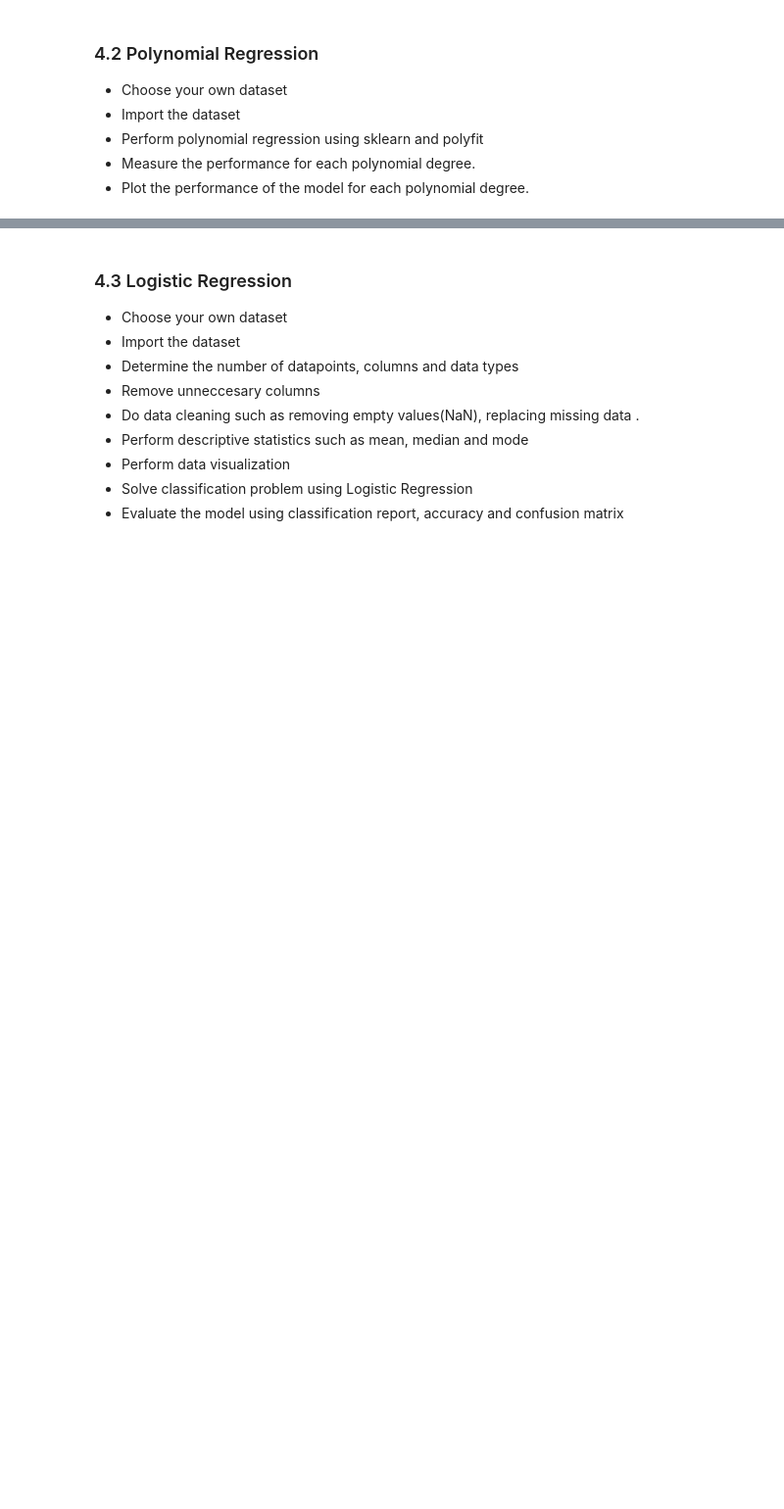
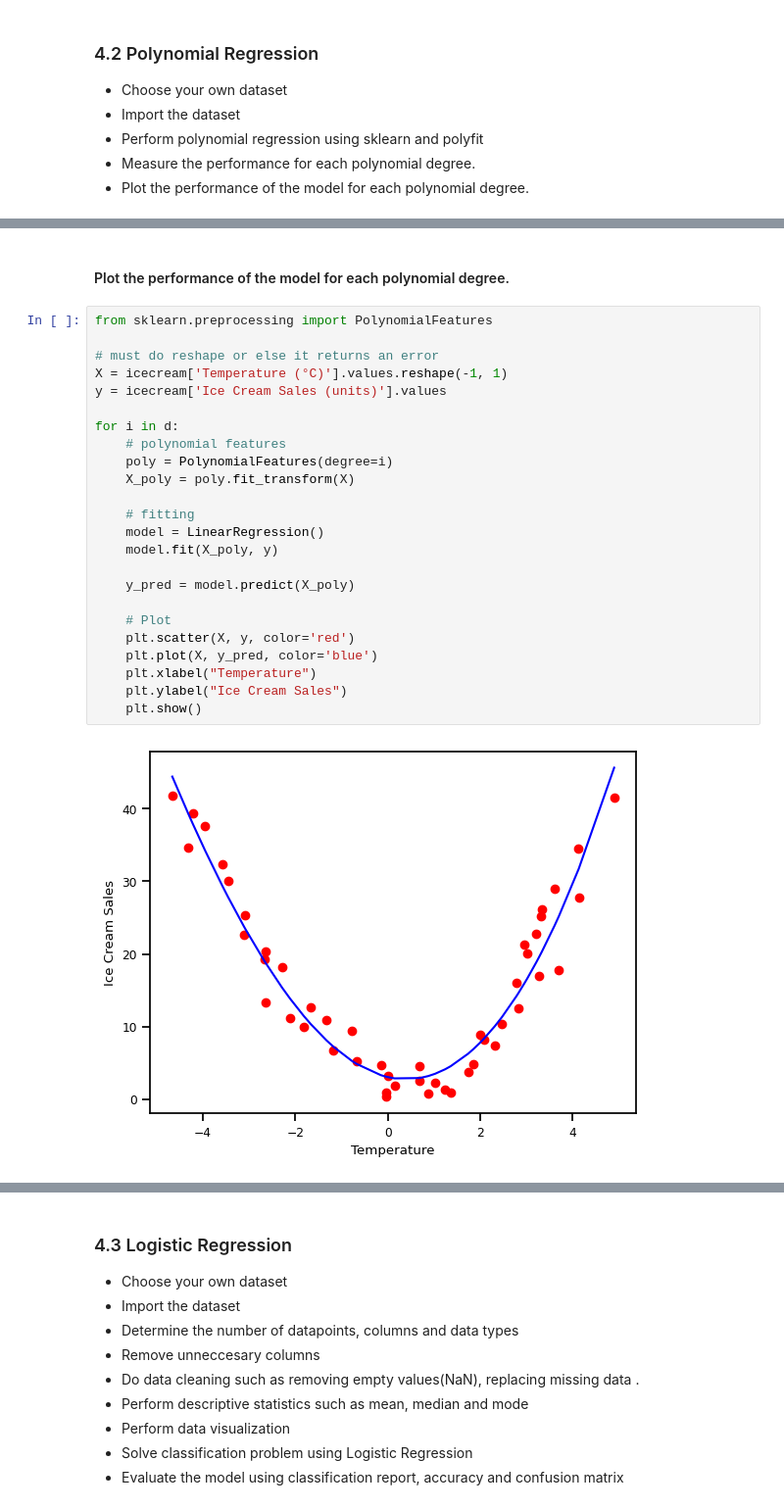
Before and after one commit to reue-lly/Predictive-Analytics-using-Machine-Learning, a Jupyter notebook: Activity-2/Activity_2_Training_Linear_Models.ipynb, the cells around one changed output, grey strips where cells are left out. Shown at 98% size. Cells and saved outputs as stored; diff of their text form; blank space fills up the shorter version.

```diff
--- a/Activity-2/Activity_2_Training_Linear_Models.ipynb
+++ b/Activity-2/Activity_2_Training_Linear_Models.ipynb
@@ -1488,0 +1568,28 @@ plt.show()
+# %% [markdown]
+#### Plot the performance of the model for each polynomial degree.
+# %%
+from sklearn.preprocessing import PolynomialFeatures
+
+# must do reshape or else it returns an error
+X = icecream['Temperature (°C)'].values.reshape(-1, 1)
+y = icecream['Ice Cream Sales (units)'].values
+
+for i in d:
+    # polynomial features
+    poly = PolynomialFeatures(degree=i)
+    X_poly = poly.fit_transform(X)
+
+    # fitting
+    model = LinearRegression()
+    model.fit(X_poly, y)
+
+    y_pred = model.predict(X_poly)
+
+    # Plot
+    plt.scatter(X, y, color='red')
+    plt.plot(X, y_pred, color='blue')
+    plt.xlabel("Temperature")
+    plt.ylabel("Ice Cream Sales")
+    plt.show()
+# %% [output]
+[figure, added]
```
Also changed, not shown: parts of 8 cells of this notebook.
